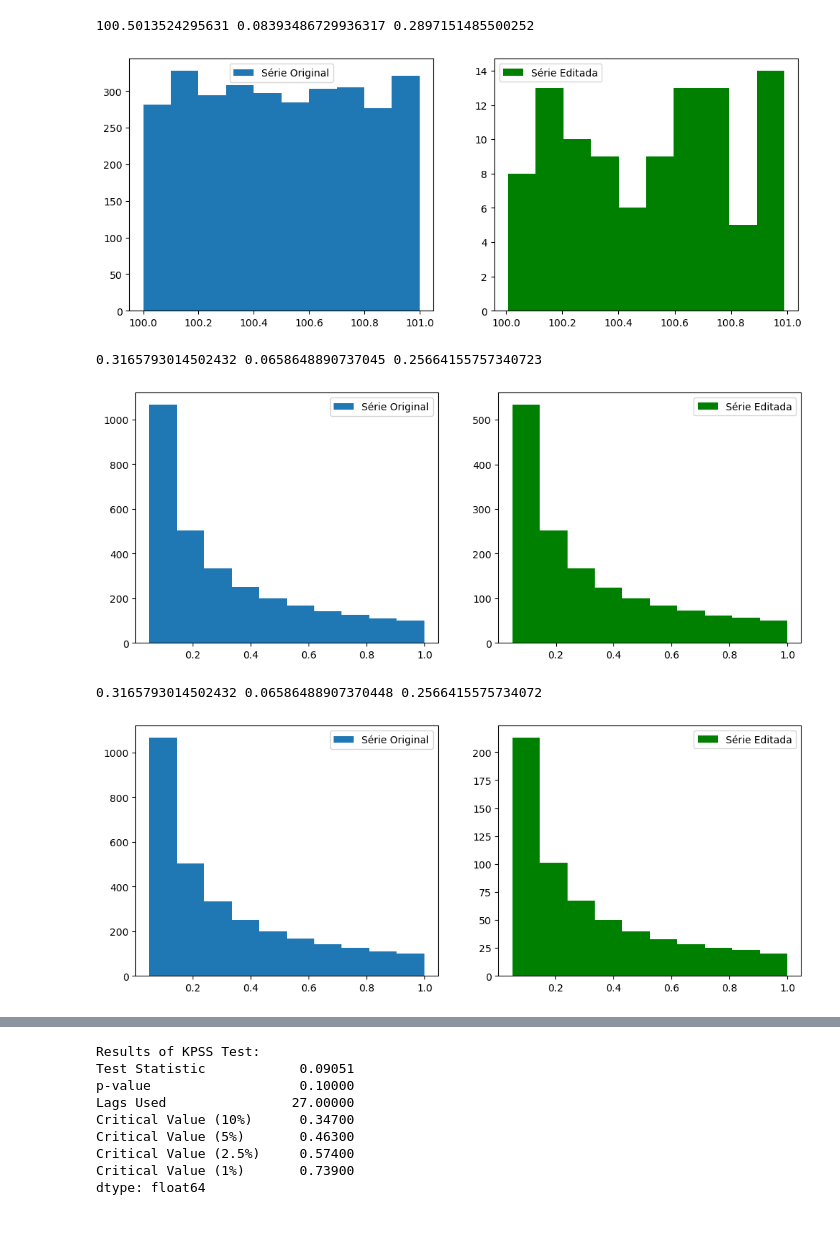
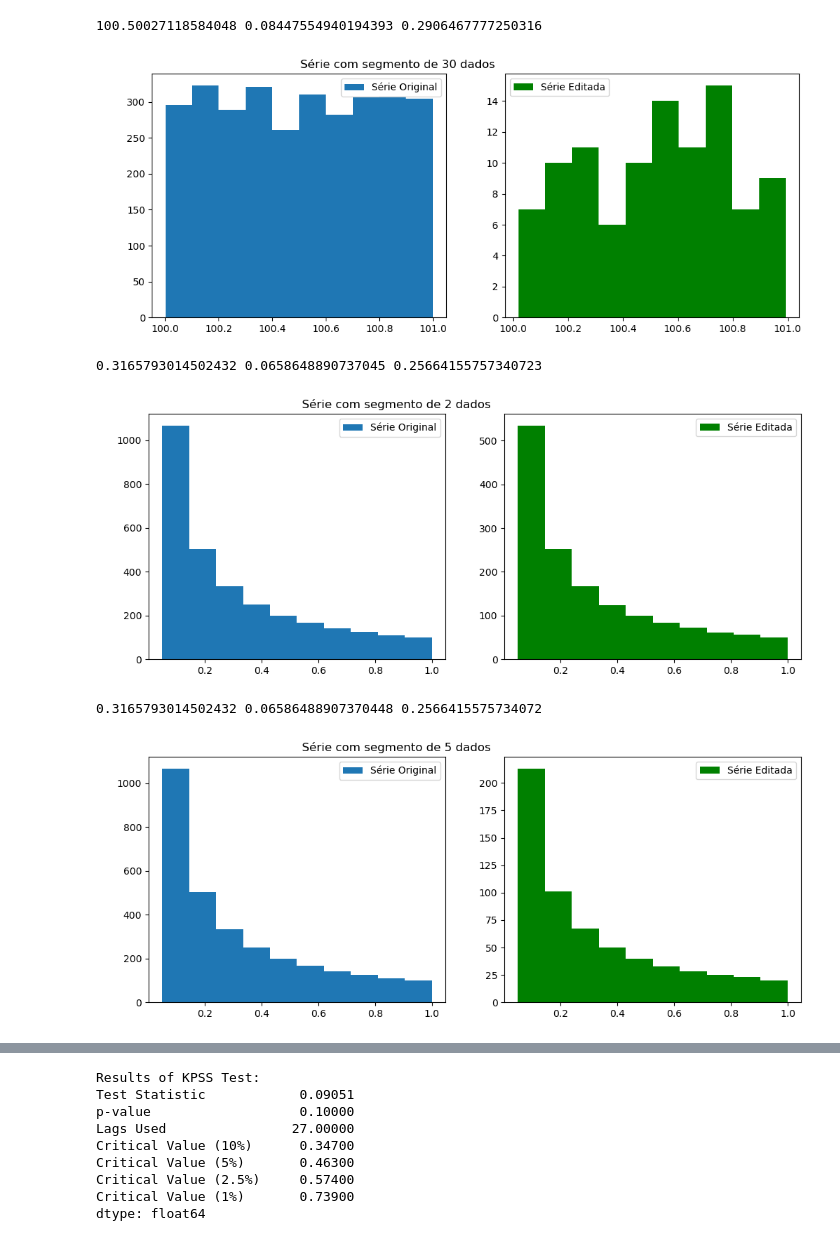
Before and after one commit to LSalimene/Analise-Series-temporais-em-oceano, a Jupyter notebook: lista2/lista2.ipynb, the cells around one changed output, grey strips where cells are left out. Cells and saved outputs as stored; diff of their text form; code cells hidden in the pictures.

```diff
--- a/lista2/lista2.ipynb
+++ b/lista2/lista2.ipynb
@@ -138,20 +153,22 @@ print(Xm, Xvar,Xstd)
 # %%
 
 Xm, Xvar,Xstd,y=make_segments(x,30)
 plt.figure(figsize=(12,10))
 plt.subplot(221)
 plt.hist(x, label='Série Original')
+plt.title('                                                      Série com segmento de 30 dados')
+
 plt.legend()
 
 
 plt.subplot(222)
 
 plt.hist(y[0,:],label='Série Editada',color='g')
 plt.legend()
 print(Xm, Xvar,Xstd)
 # %% [output]
-100.5013524295631 0.08393486729936317 0.2897151485500252
+100.50027118584048 0.08447554940194393 0.2906467777250316
-[figure, old version]
+[figure, new version]
 # %%
 a=1
 n=3000
@@ -160,7 +177,10 @@ x = np.exp(-np.arange(1, n+1)/1000)
 
 Xm, Xvar,Xstd,y=make_segments(x,2)
 plt.figure(figsize=(12,10))
+
 plt.subplot(221)
+plt.title('                                                      Série com segmento de 2 dados')
+
 plt.hist(x, label='Série Original')
 plt.legend()
 
@@ -172,11 +192,13 @@ plt.legend()
 print(Xm, Xvar,Xstd)
 # %% [output]
 0.3165793014502432 0.0658648890737045 0.25664155757340723
-[figure, old version]
+[figure, new version]
 # %%
 Xm, Xvar,Xstd,y=make_segments(x,5)
 plt.figure(figsize=(12,10))
 plt.subplot(221)
+plt.title('                                                      Série com segmento de 5 dados')
+
 plt.hist(x, label='Série Original')
 plt.legend()
 
@@ -188,7 +210,7 @@ plt.legend()
 print(Xm, Xvar,Xstd)
 # %% [output]
 0.3165793014502432 0.06586488907370448 0.2566415575734072
-[figure, old version]
+[figure, new version]
 # %%
 Xm, Xvar,Xstd,y=make_segments(x,30)
 plt.figure(figsize=(12,10))
```
Also changed, not shown: parts of 16 cells of this notebook, 1 other file.
